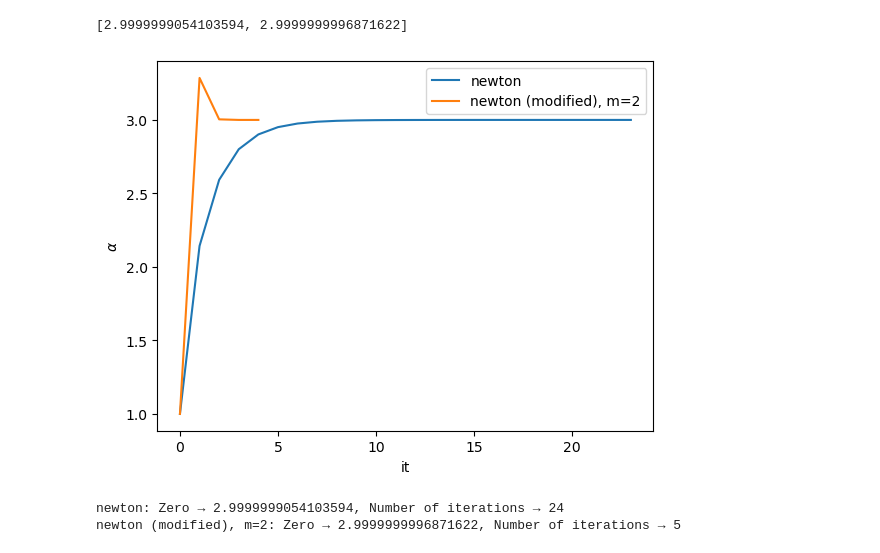
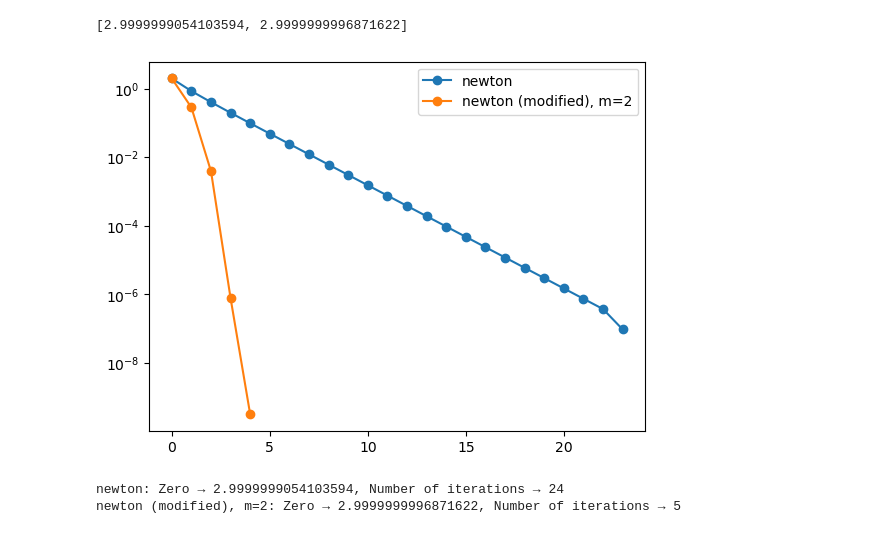
Before and after one commit to KeegTheBoi/metodi_numerici_es, a Jupyter notebook: Lecture 6/Esercitazione_6.ipynb, the cells around one changed output. Saved outputs shown, nothing was run; the diff lists cells and outputs as text; code cells hidden in the pictures.

```diff
--- a/Lecture 6/Esercitazione_6.ipynb
+++ b/Lecture 6/Esercitazione_6.ipynb
@@ -16,7 +16,6 @@ tolx = 1e-12
 tolf = 1e-12
 maxit =  lambda a, b: math.ceil(math.log2((b - a) / tolx))-1
 nmax = 1000
-x = sym.Symbol('x')
 # %% [markdown]
 Scrivere le funzioni python `bisezione.py`, `falsi.py`, `corde.py`, `secanti.py`,`newton.py` che implementino rispettivamente il metodo di bisezione, di falsa posizione, delle corde, delle secanti e di Newton.
 
@@ -164,7 +188,11 @@ ottenuti nei due casi, la stima dell’ordine di convergenza p.
+# %%
+def plot_results(outdata):
+    [f.plot_error(met) for _, met in outdata]
+    plt.legend(dict(outdata).keys())
+    plt.show()
 # %%
 newton_methods = {"newton": meth.newton, "newton (modified), m=2": meth.newton_mod_2}
-f: FunctionApprox = FunctionApprox(x**3 + x**2 - 33 * x + 63, x0=1.0)
+f: FunctionApprox = FunctionApprox(lambda x: x**3 + x**2 - 33 * x + 63, x0=1.0, real_alfas=3.0)
 outdata = [(name, met(f.func, f.x0, tolx, tolf, nmax, f)) for name, met in newton_methods.items()]
-[z for v, (z, g, a) in outdata]
 # %% [output]
 [2.9999999054103594, 2.9999999996871622]
@@ -181,7 +199,7 @@ def display_results(outdata):
 # %%
-plot_convergence(outdata)
+plot_results(outdata)
 # %% [output]
-[figure, old version]
+[figure, new version]
 # %%
 display_results(outdata)
 # %% [output]
```
Also changed, not shown: parts of 25 cells of this notebook, 2 other files.
